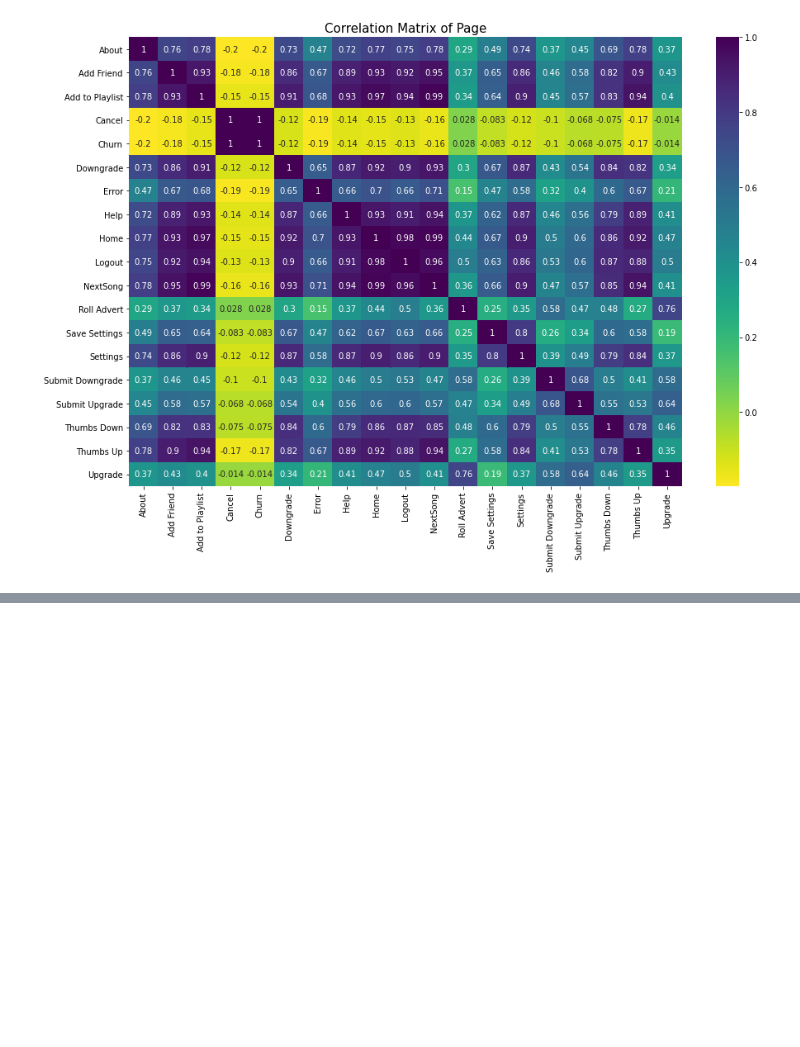
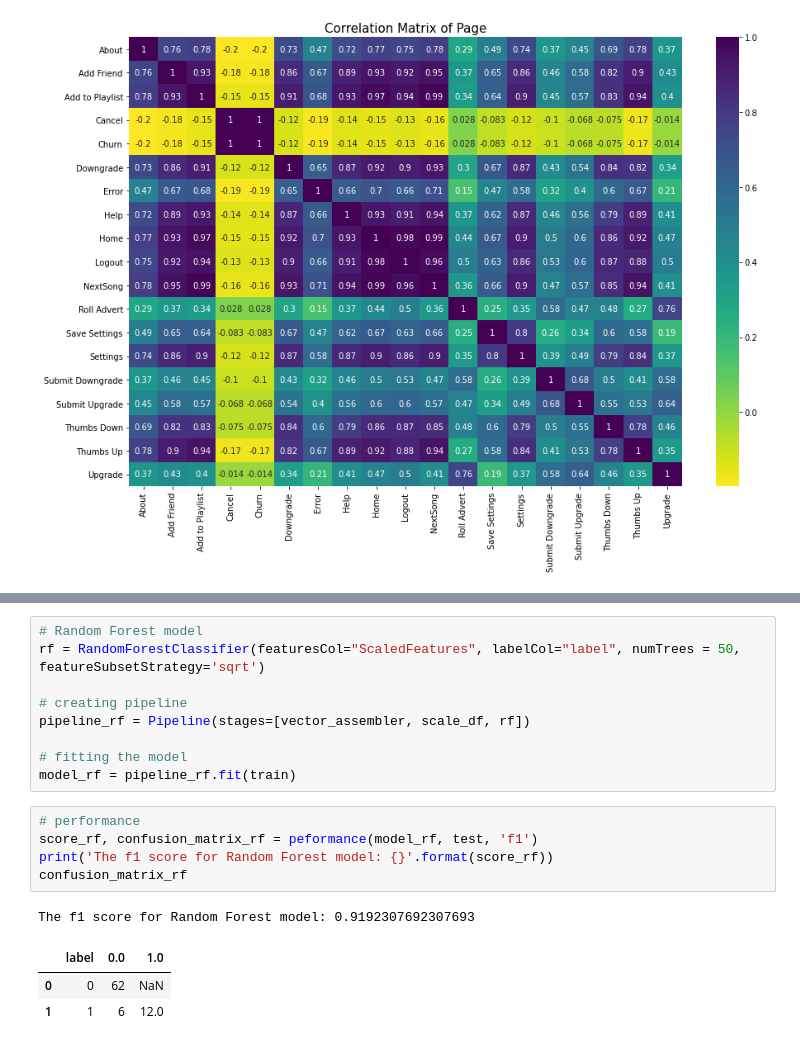
Before and after one commit to huizishao/Data_Science_Portfolio, a Jupyter notebook: Capstone - Sparktify/Sparkify.ipynb, the cells around one changed output, grey strips where cells are left out. Drawn from its saved outputs; the diff is of its cells as text; blank space fills up the shorter version.

```diff
--- a/Capstone - Sparktify/Sparkify.ipynb
+++ b/Capstone - Sparktify/Sparkify.ipynb
@@ -524,0 +717,19 @@ Clean up your code, adding comments and renaming variables to make the code easi
+# %%
+# Random Forest model
+rf = RandomForestClassifier(featuresCol="ScaledFeatures", labelCol="label", numTrees = 50,  featureSubsetStrategy='sqrt')
+
+# creating pipeline
+pipeline_rf = Pipeline(stages=[vector_assembler, scale_df, rf])
+
+# fitting the model
+model_rf = pipeline_rf.fit(train)
+# %%
+# performance
+score_rf, confusion_matrix_rf = peformance(model_rf, test, 'f1')
+print('The f1 score for Random Forest model: {}'.format(score_rf))
+confusion_matrix_rf
+# %% [output]
+The f1 score for Random Forest model: 0.9192307692307693
+|  | label | 0.0 | 1.0 |
+| 0 | 0 | 62 | NaN |
+| 1 | 1 | 6 | 12.0 |
```
Also changed, not shown: parts of 48 cells of this notebook, 2 other files.
